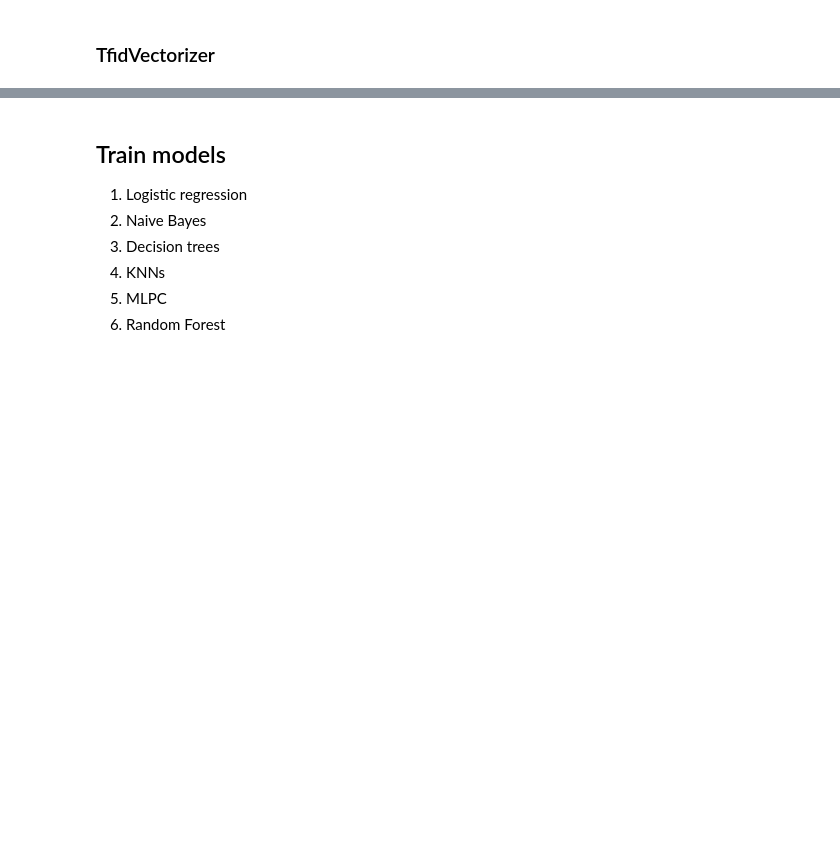
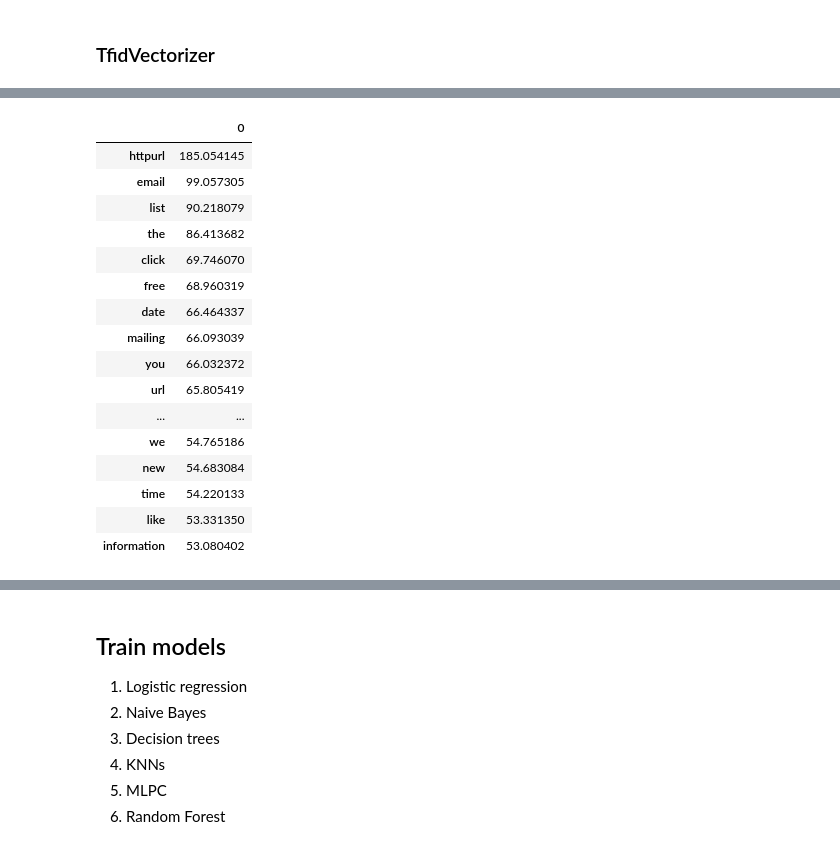
Before and after one commit to PeaceTwinkle/NMKHDL-spam, a Jupyter notebook: SpamMailClassificationProject_HuynhVanTuAn_207KD40106.ipynb, the cells around one changed output, grey strips where cells are left out. Saved outputs shown, nothing was run; the diff lists cells and outputs as text; code cells hidden in the pictures; blank space fills up the shorter version.

```diff
--- a/SpamMailClassificationProject_HuynhVanTuAn_207KD40106.ipynb
+++ b/SpamMailClassificationProject_HuynhVanTuAn_207KD40106.ipynb
@@ -606,0 +624,3 @@ train_df = pd.DataFrame(x_train_features.toarray(), columns=vectorizer.get_featu
+# %%
+sum_df=pd.DataFrame(train_df.sum(axis=0))
+sum_df
@@ -606,0 +641,20 @@ train_df = pd.DataFrame(x_train_features.toarray(), columns=vectorizer.get_featu
+# %%
+sum_df.sort_values(by=0,ascending=False).head(20)
+# %% [output]
+|  | 0 |
+| httpurl | 185.054145 |
+| email | 99.057305 |
+| list | 90.218079 |
+| the | 86.413682 |
+| click | 69.746070 |
+| free | 68.960319 |
+| date | 66.464337 |
+| mailing | 66.093039 |
+| you | 66.032372 |
+| url | 65.805419 |
+| ... | ... |
+| we | 54.765186 |
+| new | 54.683084 |
+| time | 54.220133 |
+| like | 53.331350 |
+| information | 53.080402 |
```
Also changed, not shown: parts of 7 cells of this notebook.
